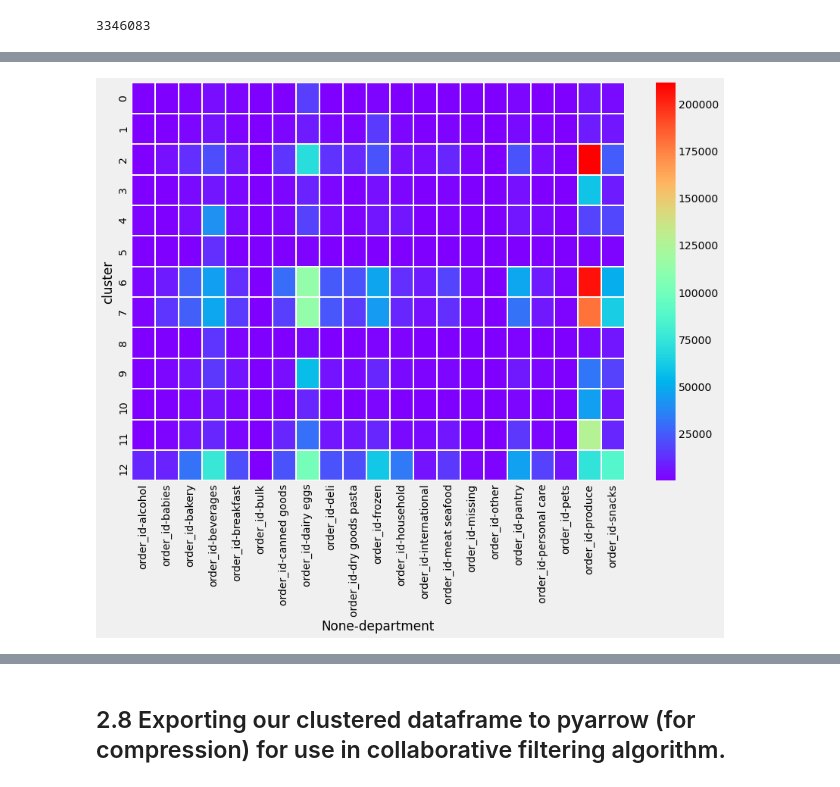
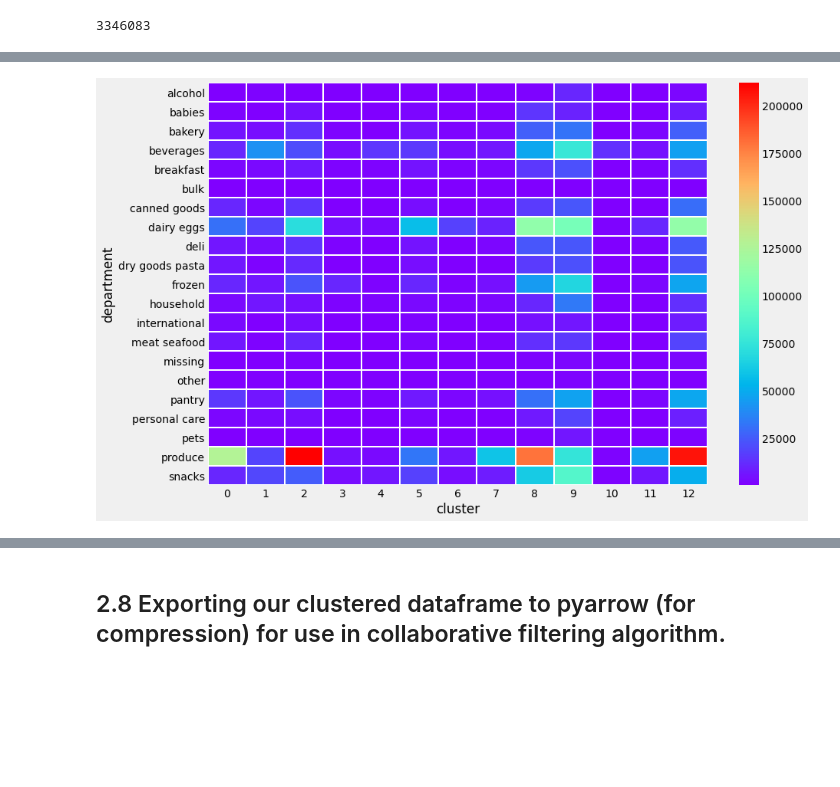
Before and after one commit to lmo272/instacart-product-recommender, a Jupyter notebook: 2_Clustering/2_clustering.ipynb, the cells around one changed output, grey strips where cells are left out. Drawn from its saved outputs; the diff is of its cells as text; code cells hidden in the pictures; blank space fills up the shorter version.

```diff
--- a/2_Clustering/2_clustering.ipynb
+++ b/2_Clustering/2_clustering.ipynb
@@ -406,6 +403,6 @@ a
 273 rows × 9 columns
 # %%
-df_m = a[["order_id"]].unstack()
+df_m = a[["order_id"]].unstack(level=0)
 
 df_m
 # %% [output]
@@ -429,2 +428,2 @@ df_m
 # %%
-df_m.divide(avg_num_prod_per_order_by_cluster.values, axis=0)
+dep_vol_per_cluster = df_m.divide(avg_num_prod_per_order_by_cluster.values, axis=1)
@@ -449,6 +430,7 @@ df_m.divide(avg_num_prod_per_order_by_cluster.values, axis=0)
 # %%
 plt.figure(figsize=(13,9))
-sns.heatmap(data=df_m.divide(avg_num_prod_per_order_by_cluster.values, axis=0), cmap="rainbow", linewidths=1)
+sns.heatmap(data=dep_vol_per_cluster, cmap="rainbow", linewidths=1, xticklabels=range(0,13))
+plt.xlabel("cluster")
 plt.show()
 # %% [output]
-[figure, old version]
+[figure, new version]
```
Also changed, not shown: parts of 15 cells of this notebook.
